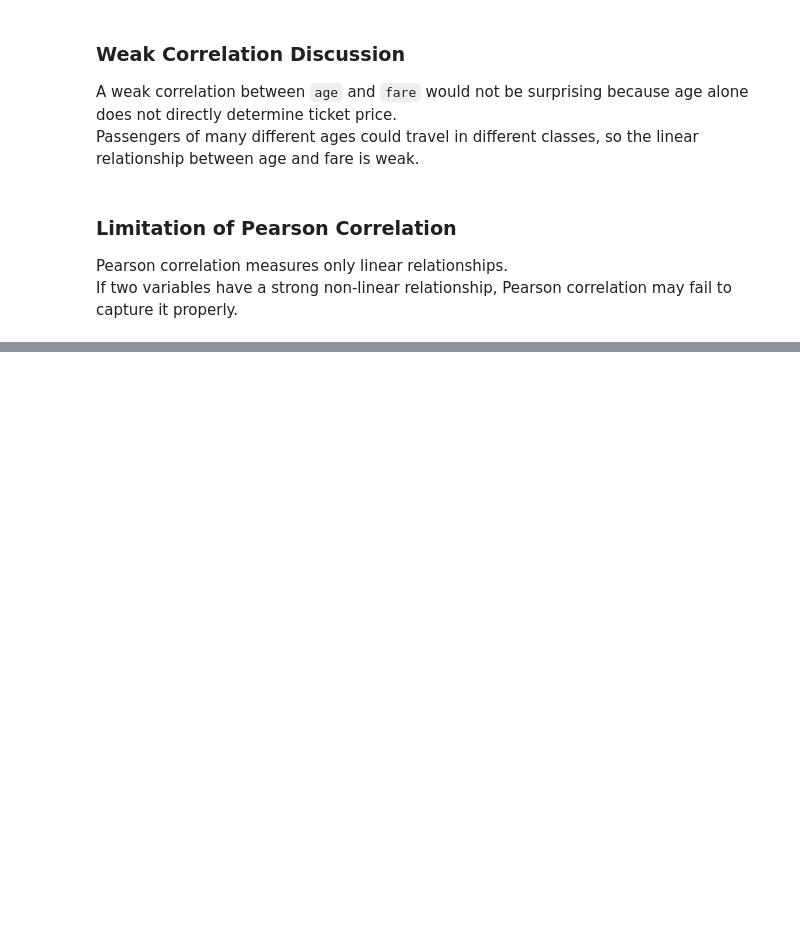
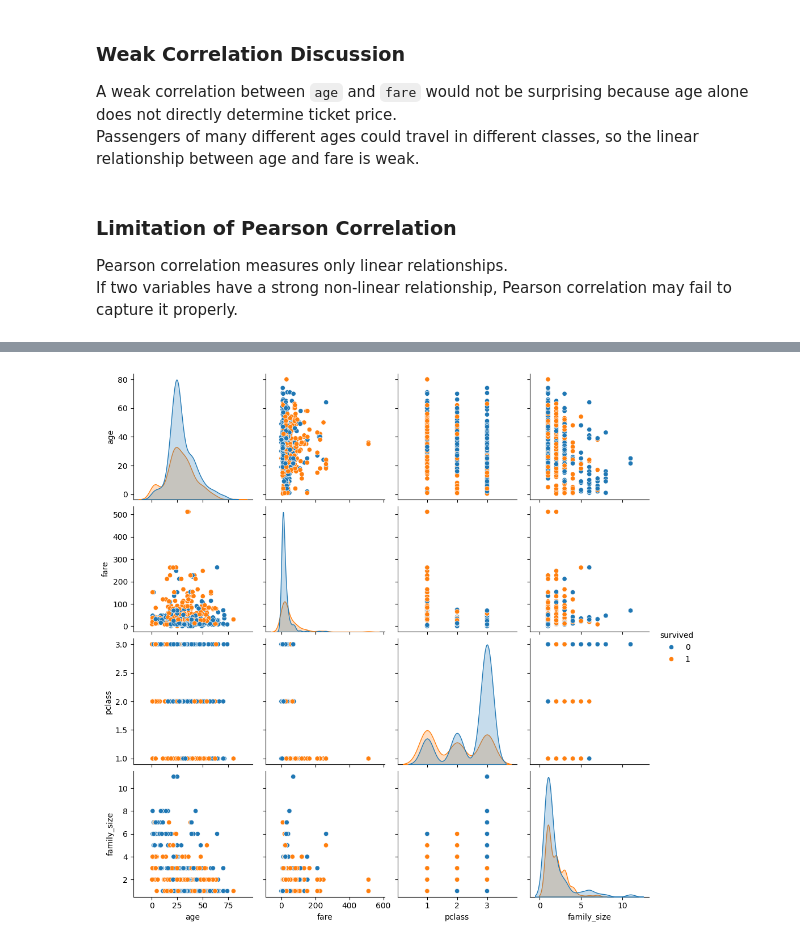
Before and after one commit to SHKabdulhadi/Titanic-Data-Analysis, a Jupyter notebook: titanic-data-analysis.ipynb, the cells around one changed output, grey strips where cells are left out. Saved outputs shown, nothing was run; the diff lists cells and outputs as text; code cells hidden in the pictures; blank space fills up the shorter version.

```diff
--- a/titanic-data-analysis.ipynb
+++ b/titanic-data-analysis.ipynb
@@ -553,0 +576,6 @@ If two variables have a strong non-linear relationship, Pearson correlation may
+# %%
+pair_df = df_clean[['age', 'fare', 'pclass', 'survived', 'family_size']].dropna()
+sns.pairplot(pair_df, hue='survived')
+plt.show()
+# %% [output]
+[figure, added]
```
Also changed, not shown: parts of 4 cells of this notebook.
